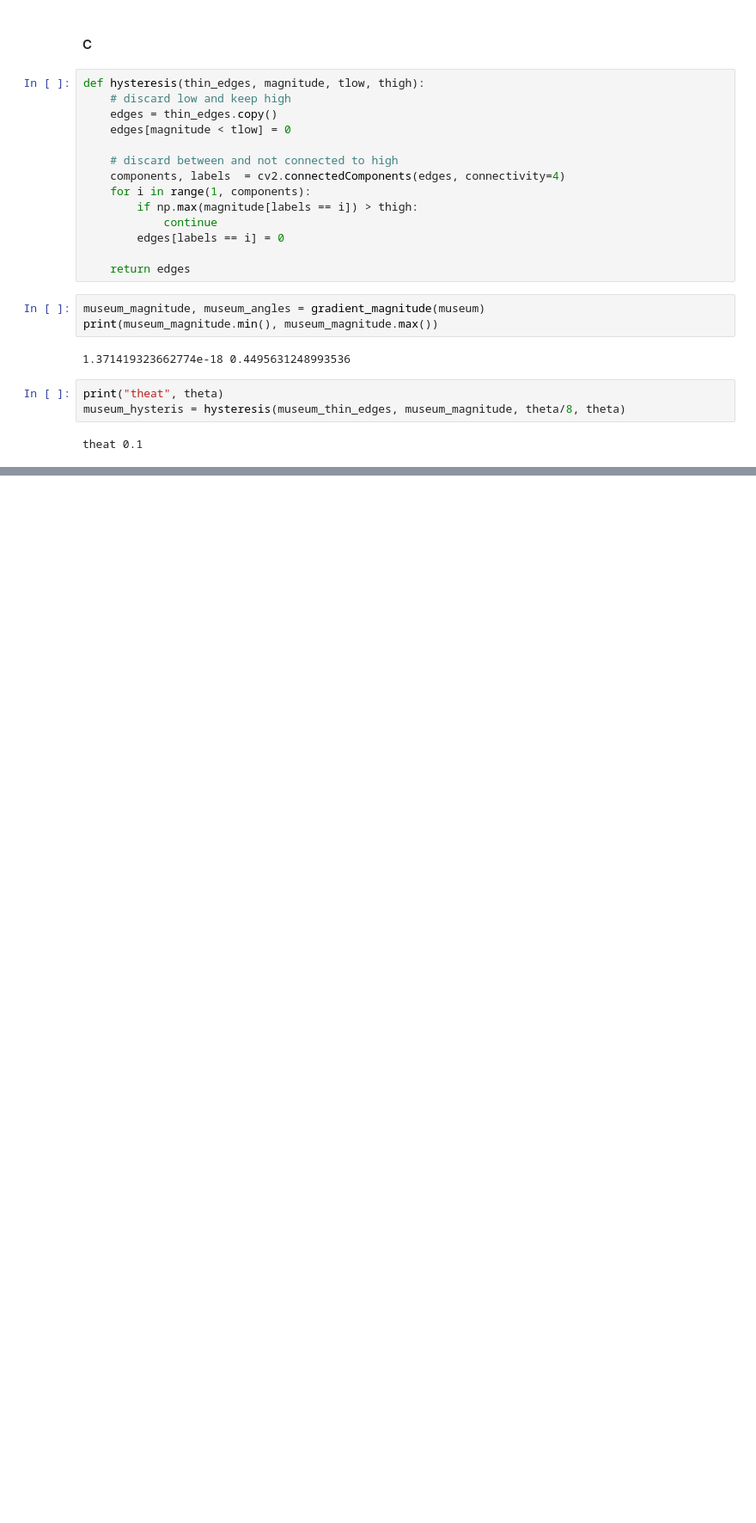
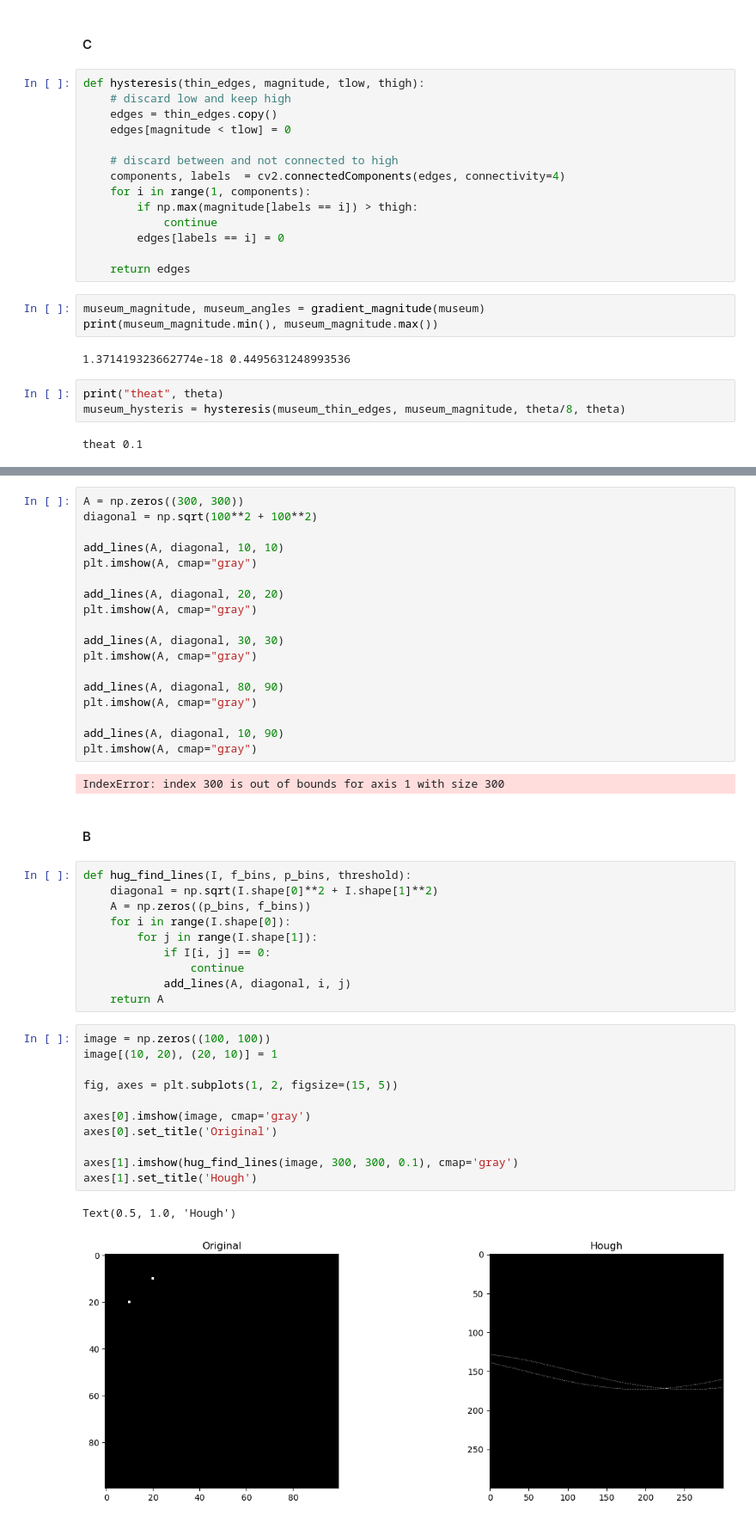
Before and after one commit to al-pi314/computer_vision, a Jupyter notebook: assigments/assigment3/solution.ipynb, the cells around one changed output, grey strips where cells are left out. Shown at 86% size. Cells and saved outputs as stored; diff of their text form; blank space fills up the shorter version.

```diff
--- a/assigments/assigment3/solution.ipynb
+++ b/assigments/assigment3/solution.ipynb
@@ -300,0 +335,46 @@ Text(0.5, 1.0, 'Hysteresis')
+# %%
+A = np.zeros((300, 300))
+diagonal = np.sqrt(100**2 + 100**2)
+
+add_lines(A, diagonal, 10, 10)
+plt.imshow(A, cmap="gray")
+
+add_lines(A, diagonal, 20, 20)
+plt.imshow(A, cmap="gray")
+
+add_lines(A, diagonal, 30, 30)
+plt.imshow(A, cmap="gray")
+
+add_lines(A, diagonal, 80, 90)
+plt.imshow(A, cmap="gray")
+
+add_lines(A, diagonal, 10, 90)
+plt.imshow(A, cmap="gray")
+# %% [output]
+IndexError: index 300 is out of bounds for axis 1 with size 300
+# %% [markdown]
+#### B
+# %%
+def hug_find_lines(I, f_bins, p_bins, threshold):
+    diagonal = np.sqrt(I.shape[0]**2 + I.shape[1]**2)
+    A = np.zeros((p_bins, f_bins))
+    for i in range(I.shape[0]):
+        for j in range(I.shape[1]):
+            if I[i, j] == 0:
+                continue
+            add_lines(A, diagonal, i, j)
+    return A
+# %%
+image = np.zeros((100, 100))
+image[(10, 20), (20, 10)] = 1
+
+fig, axes = plt.subplots(1, 2, figsize=(15, 5))
+
+axes[0].imshow(image, cmap='gray')
+axes[0].set_title('Original')
+
+axes[1].imshow(hug_find_lines(image, 300, 300, 0.1), cmap='gray')
+axes[1].set_title('Hough')
+# %% [output]
+Text(0.5, 1.0, 'Hough')
+[figure, added]
```
Also changed, not shown: parts of 8 cells of this notebook.
